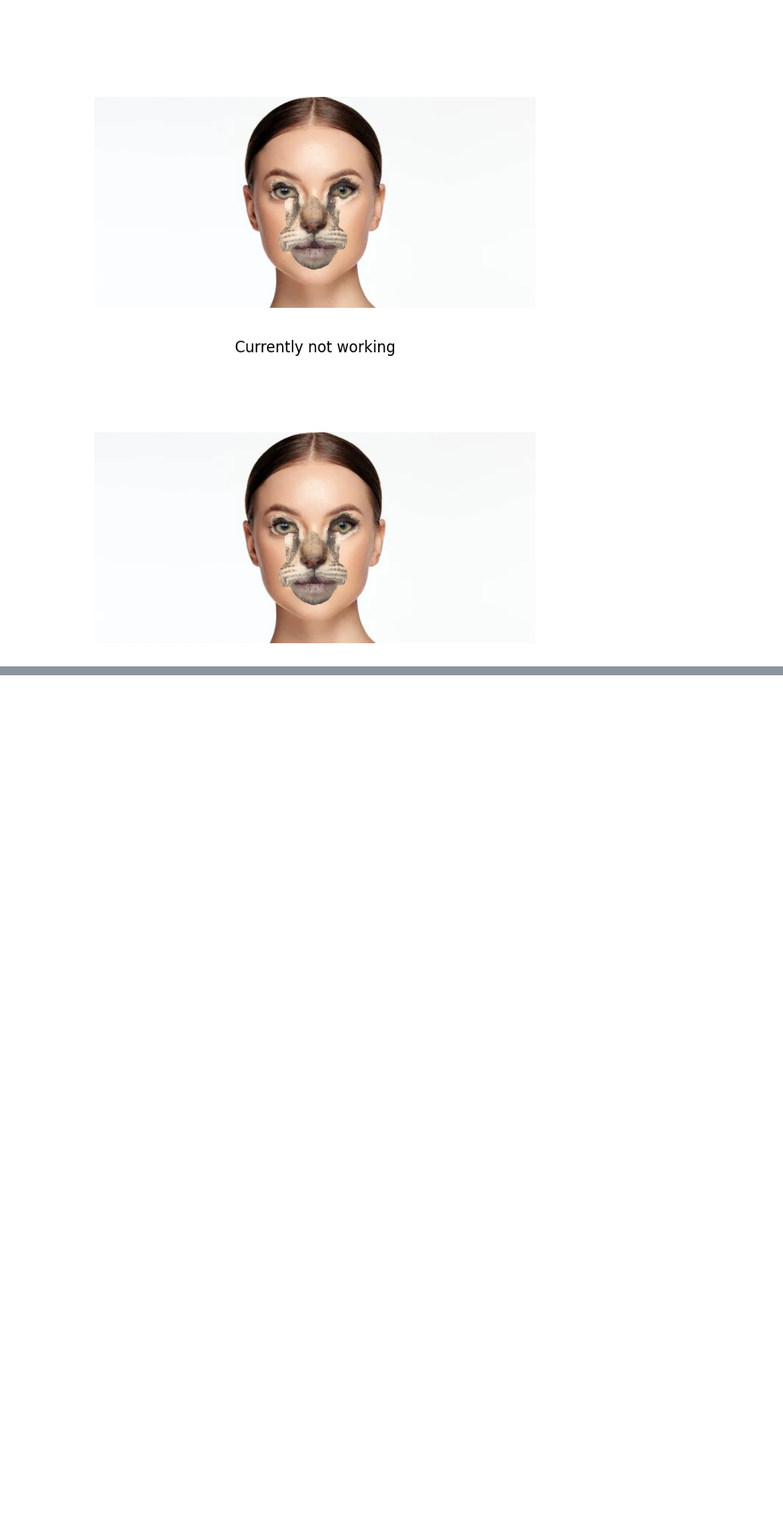
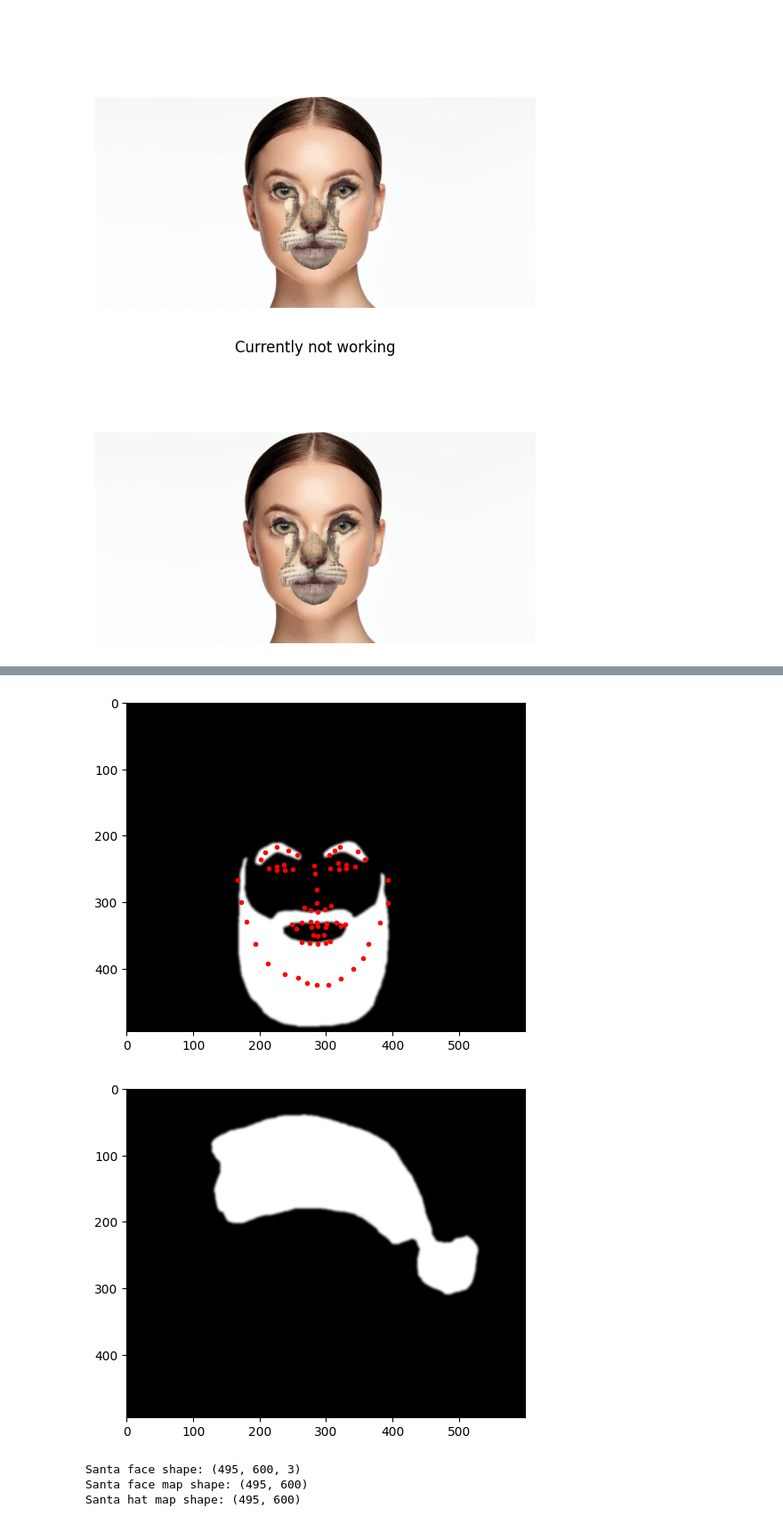
Before and after one commit to bhavberi/Face-Augmentation, a Jupyter notebook: src/main.ipynb, the cells around one changed output, grey strips where cells are left out. Shown at 89% size. Cells and saved outputs as stored; diff of their text form; code cells hidden in the pictures; blank space fills up the shorter version.

```diff
--- a/src/main.ipynb
+++ b/src/main.ipynb
@@ -365,0 +475,45 @@ Affine matrix: [[  0.44565217   0.         164.64130435]
+# %%
+santa_face = cv2.imread("../images/santa.png")
+santa_face = cv2.cvtColor(santa_face, cv2.COLOR_BGR2RGB)
+santa_mat = sio.loadmat('../mask_files/santa.mat')
+santa_face_map = santa_mat['Imask_map'].astype(np.float32)
+santa_face_map[santa_face_map<127] = 0
+santa_face_map[santa_face_map>=127] = 255
+santa_face_map = cv2.GaussianBlur(santa_face_map, (9, 9), 0)
+santa_face_map = santa_face_map.astype(np.uint8)
+# santa_face_map = cv2.cvtColor(santa_face_map, cv2.COLOR_GRAY2BGR).astype(np.float32)
+
+santa_face = cv2.resize(santa_face, (santa_face_map.shape[1], santa_face_map.shape[0]))
+
+x_coords, y_coords = santa_mat['landmark_points_array_mask'][0][0]
+santa_landmarks = np.array(list(zip(x_coords, y_coords)))
+plt.scatter(x_coords, y_coords, color='red', marker='.')
+plt.imshow(santa_face_map, cmap='gray')
+plt.show()
+
+
+santa_hat_map = santa_mat['Imask_map_hat'].astype(np.float32)
+santa_hat_map[santa_hat_map<127] = 0
+santa_hat_map[santa_hat_map>=127] = 255
+santa_hat_map = cv2.GaussianBlur(santa_hat_map, (9, 9), 0)
+santa_hat_map = santa_hat_map.astype(np.uint8)
+plt.imshow(santa_hat_map, cmap='gray')
+plt.show()
+
+print(f"Santa face shape: {santa_face.shape}")
+print(f"Santa face map shape: {santa_face_map.shape}")
+print(f"Santa hat map shape: {santa_hat_map.shape}")
+
+santa_temp = np.copy(santa_face)
+combined_map = cv2.bitwise_or(santa_face_map, santa_hat_map)
+
+santa_temp[combined_map < 127] = 0
+
+plt.imshow(santa_temp, cmap='gray')
+plt.show()
+# %% [output]
+[figure, added]
+[figure, added]
+Santa face shape: (495, 600, 3)
+Santa face map shape: (495, 600)
+Santa hat map shape: (495, 600)
```
Also changed, not shown: parts of 14 cells of this notebook.
